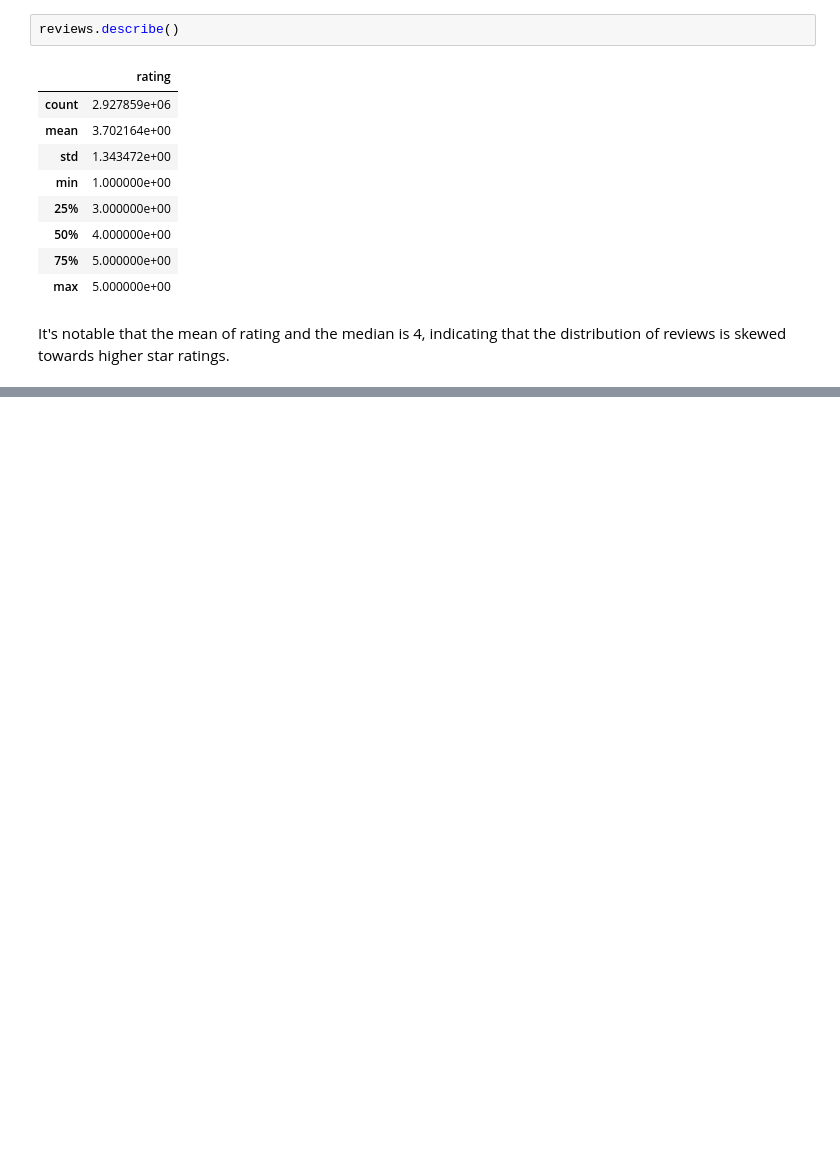
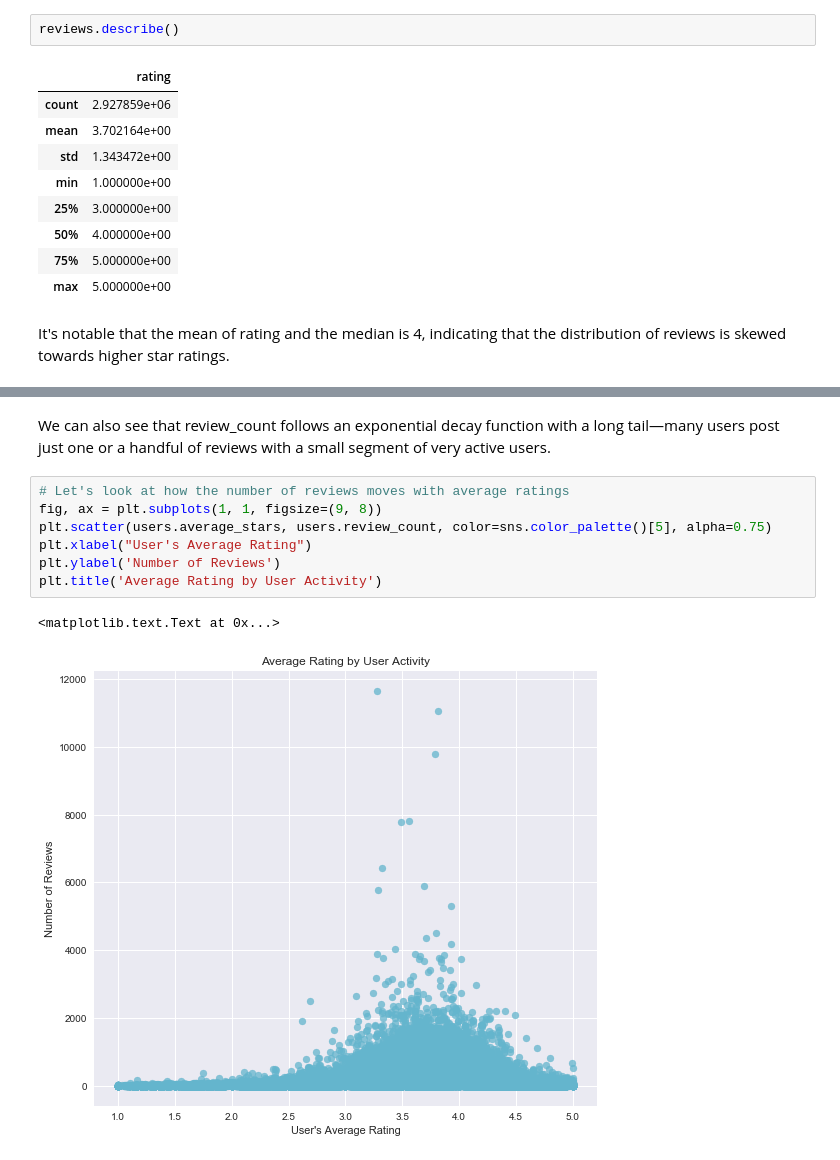
Before and after one commit to mwoluchem/Recommendations_CS209, a Jupyter notebook: Recommendations_EDA.ipynb, the cells around one changed output, grey strips where cells are left out. Drawn from its saved outputs; the diff is of its cells as text; blank space fills up the shorter version.

```diff
--- a/Recommendations_EDA.ipynb
+++ b/Recommendations_EDA.ipynb
@@ -216,0 +227,12 @@ It's notable that the mean of rating and the median is 4, indicating that the di
+# %% [markdown]
+We can also see that review_count follows an exponential decay function with a long tail—many users post just one or a handful of reviews with a small segment of very active users.
+# %%
+# Let's look at how the number of reviews moves with average ratings
+fig, ax = plt.subplots(1, 1, figsize=(9, 8))
+plt.scatter(users.average_stars, users.review_count, color=sns.color_palette()[5], alpha=0.75)
+plt.xlabel("User's Average Rating")
+plt.ylabel('Number of Reviews')
+plt.title('Average Rating by User Activity')
+# %% [output]
+<matplotlib.text.Text at 0x...>
+[figure, added]
```
Also changed, not shown: parts of 6 cells of this notebook.
